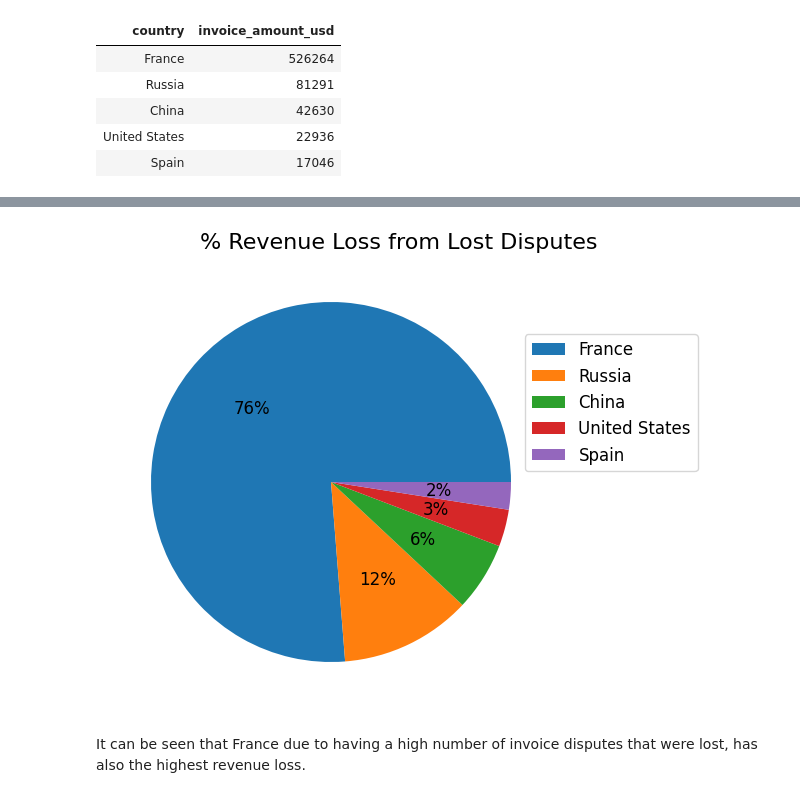
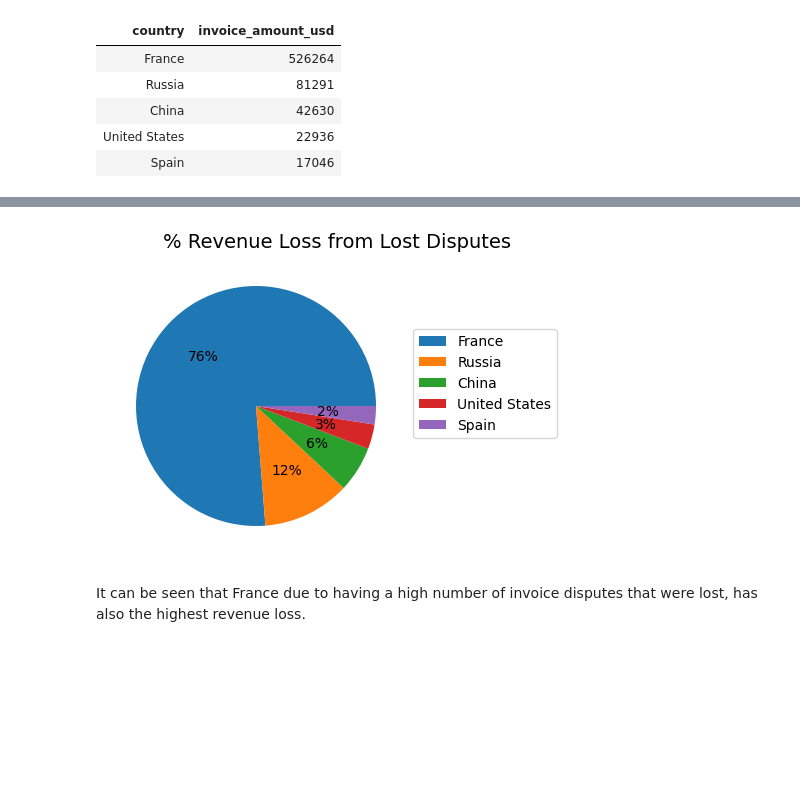
Before and after one commit to ebernardino01/DataAnalystPortfolio, a Jupyter notebook: Yellevate/Yellevate_Data_Analysis.ipynb, the cells around one changed output, grey strips where cells are left out. Saved outputs shown, nothing was run; the diff lists cells and outputs as text; code cells hidden in the pictures; blank space fills up the shorter version.

```diff
--- a/Yellevate/Yellevate_Data_Analysis.ipynb
+++ b/Yellevate/Yellevate_Data_Analysis.ipynb
@@ -192,28 +192,28 @@ plt.show()
 # %%
 # Visualize the revenue loss percentages by country due to lost disputes
-fig, ax = plt.subplots(figsize=(6, 6))
+fig, ax = plt.subplots(figsize=(4, 4))
 pie = plt.pie(
     disputed_lost_amount['invoice_amount_usd'],
     autopct='%.0f%%',
-    textprops={'fontsize': 12}
+    textprops={'fontsize': 10}
 )
 plt.legend(
     pie[0],
     disputed_lost_amount['country'],
-    bbox_to_anchor=(1, 0.75),
+    bbox_to_anchor=(0.75, 0.7),
     fontsize=10,
     bbox_transform=plt.gcf().transFigure,
-    prop={'size': 12}
+    prop={'size': 10}
 )
 plt.subplots_adjust(left=0.0, bottom=0.1, right=0.75)
 ax.set_title(
     "% Revenue Loss from Lost Disputes",
-    fontsize=16,
-    x=0.65
+    fontsize=14,
+    x=0.77
 )
 plt.show()
 # %% [output]
-[figure, old version]
+[figure, new version]
 # %% [markdown]
 It can be seen that France due to having a high number of invoice disputes that were lost, has also the highest revenue loss.
 # %% [markdown]
```
Also changed, not shown: parts of 5 cells of this notebook.
